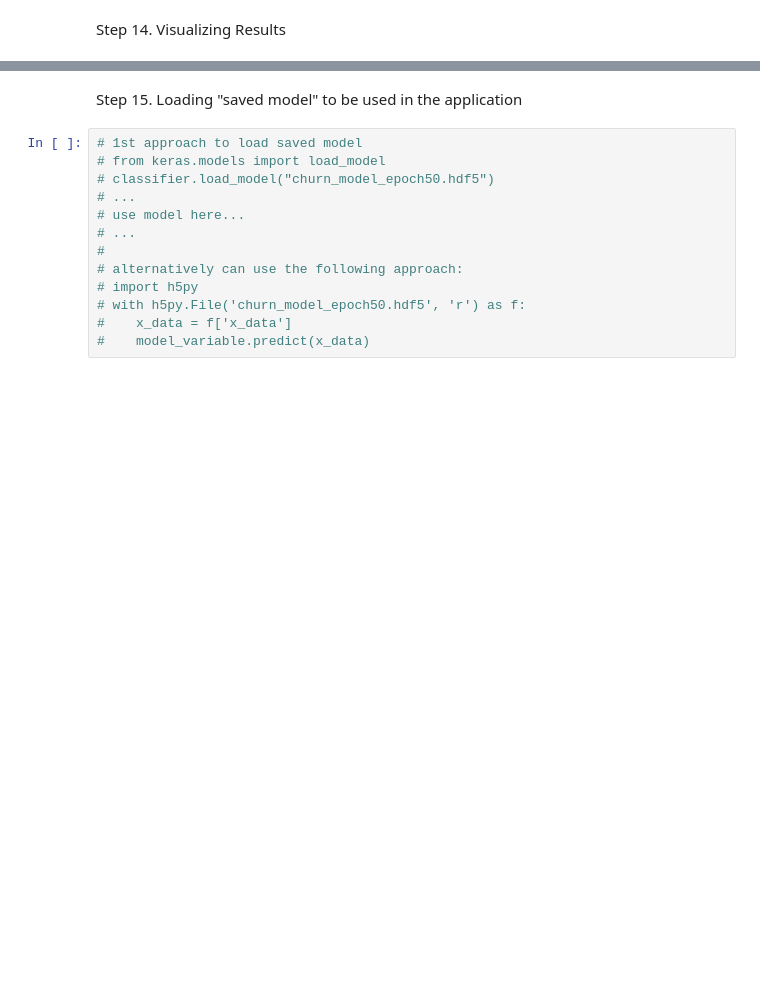
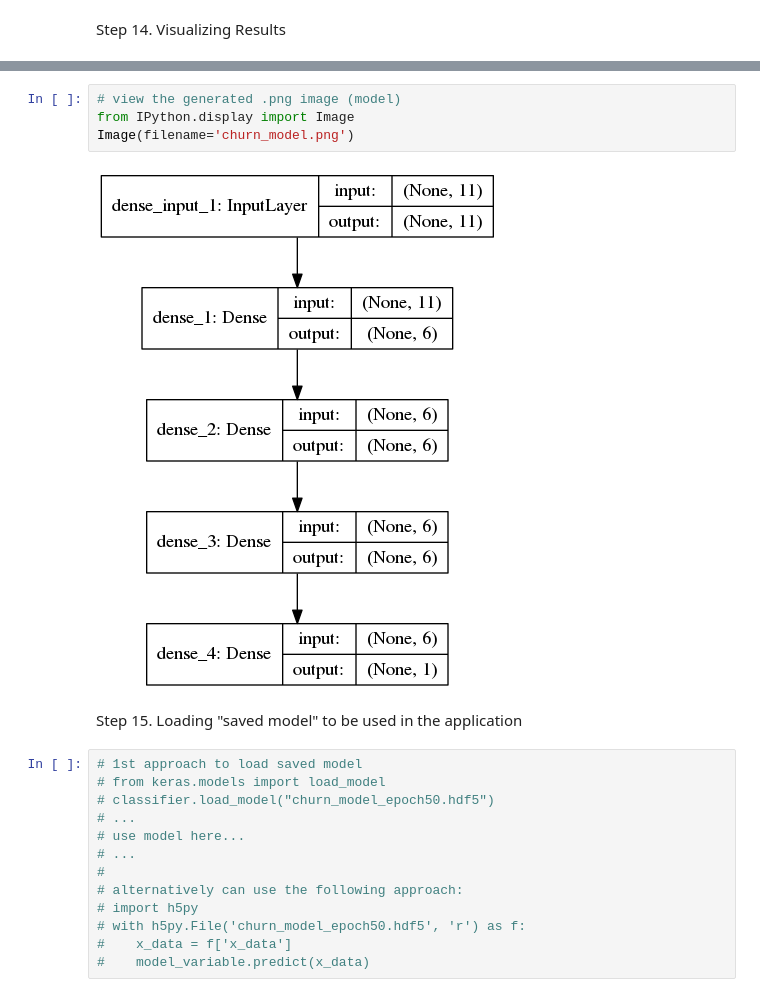
Before and after one commit to andisama/ml, a Jupyter notebook: Churn Modelling.ipynb, the cells around one changed output, grey strips where cells are left out. Drawn from its saved outputs; the diff is of its cells as text; blank space fills up the shorter version.

```diff
--- a/Churn Modelling.ipynb
+++ b/Churn Modelling.ipynb
@@ -219,3 +271,9 @@ Step 14. Visualizing Results
+# %%
+# view the generated .png image (model)
+from IPython.display import Image
+Image(filename='churn_model.png')
+# %% [output]
+[figure, added]
 # %% [markdown]
 Step 15. Loading "saved model" to be used in the application
 # %%
```
Also changed, not shown: parts of 24 cells of this notebook.
